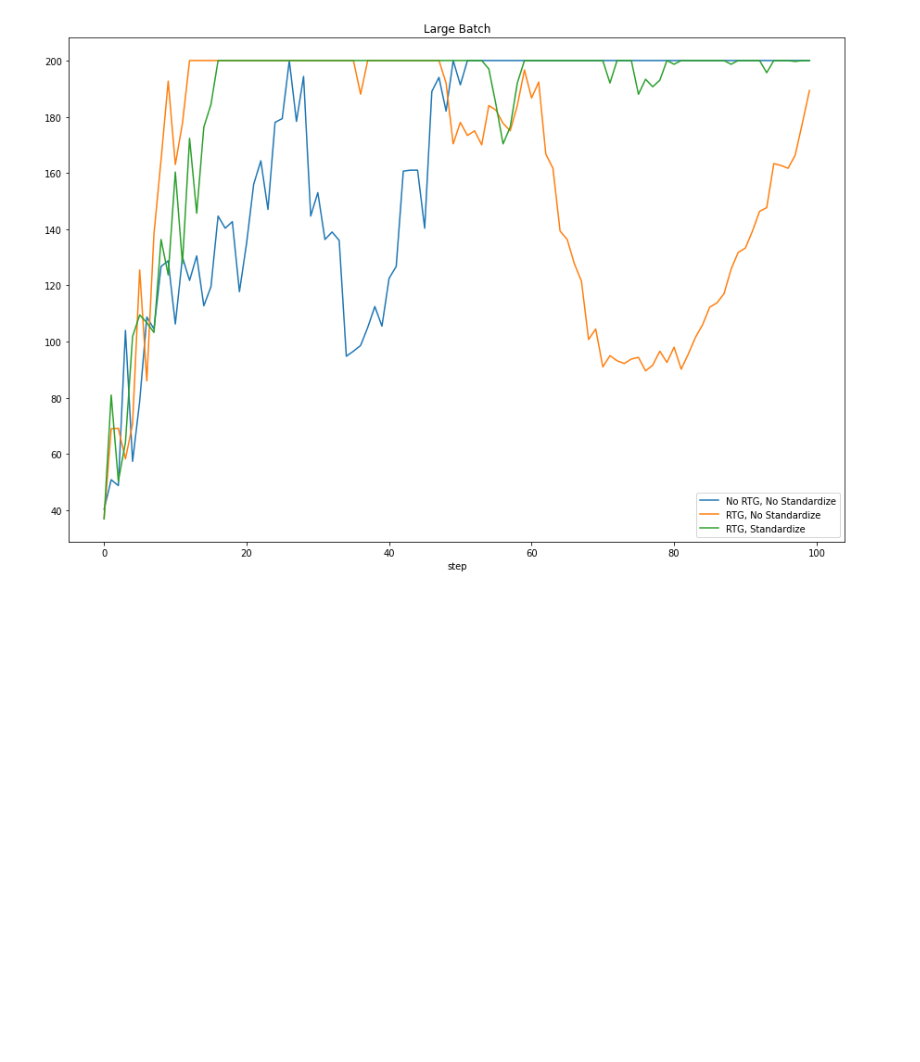
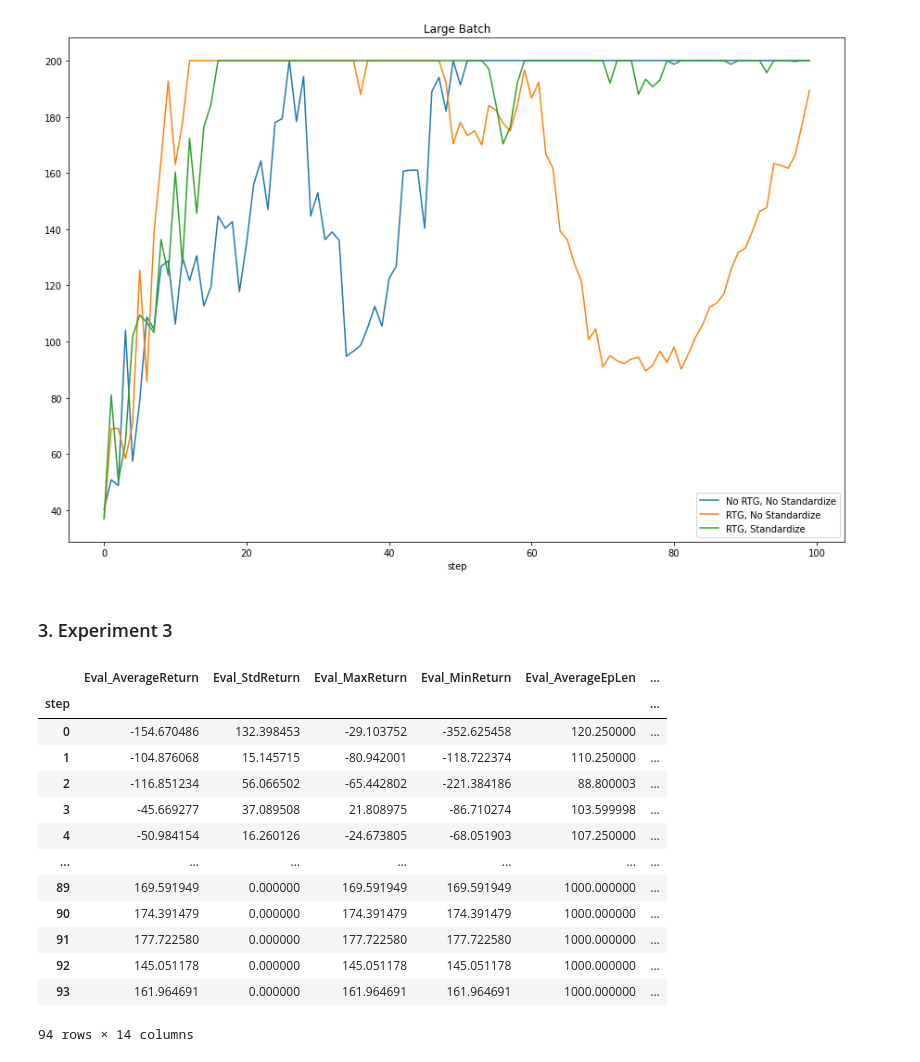
Before and after one commit to tpvt99/rl_homework_2019, a Jupyter notebook: hw2/plot_graph.ipynb, the cells around one changed output. Drawn from its saved outputs; the diff is of its cells as text; code cells hidden in the pictures; blank space fills up the shorter version.

```diff
--- a/hw2/plot_graph.ipynb
+++ b/hw2/plot_graph.ipynb
@@ -75,3 +71,25 @@ ax.set_title('Large Batch')
 # %% [output]
 Text(0.5, 1.0, 'Large Batch')
 [figure]
+# %% [markdown]
+### 3. Experiment 3
+# %%
+q3 = EventAccumulator("data/q3_b40000_r0.005_LunarLanderContinuous-v2_09-01-2021_11-04-10")
+q3_df = convert_events_to_df(q3)
+# %%
+q3_df
+# %% [output]
+|  | Eval_AverageReturn | Eval_StdReturn | Eval_MaxReturn | Eval_MinReturn | Eval_AverageEpLen | ... |
+| step |  |  |  |  |  | ... |
+| 0 | -154.670486 | 132.398453 | -29.103752 | -352.625458 | 120.250000 | ... |
+| 1 | -104.876068 | 15.145715 | -80.942001 | -118.722374 | 110.250000 | ... |
+| 2 | -116.851234 | 56.066502 | -65.442802 | -221.384186 | 88.800003 | ... |
+| 3 | -45.669277 | 37.089508 | 21.808975 | -86.710274 | 103.599998 | ... |
+| 4 | -50.984154 | 16.260126 | -24.673805 | -68.051903 | 107.250000 | ... |
+| ... | ... | ... | ... | ... | ... | ... |
+| 89 | 169.591949 | 0.000000 | 169.591949 | 169.591949 | 1000.000000 | ... |
+| 90 | 174.391479 | 0.000000 | 174.391479 | 174.391479 | 1000.000000 | ... |
+| 91 | 177.722580 | 0.000000 | 177.722580 | 177.722580 | 1000.000000 | ... |
+| 92 | 145.051178 | 0.000000 | 145.051178 | 145.051178 | 1000.000000 | ... |
+| 93 | 161.964691 | 0.000000 | 161.964691 | 161.964691 | 1000.000000 | ... |
+94 rows × 14 columns
```
Also changed, not shown: parts of 2 cells of this notebook, 31 other files.
